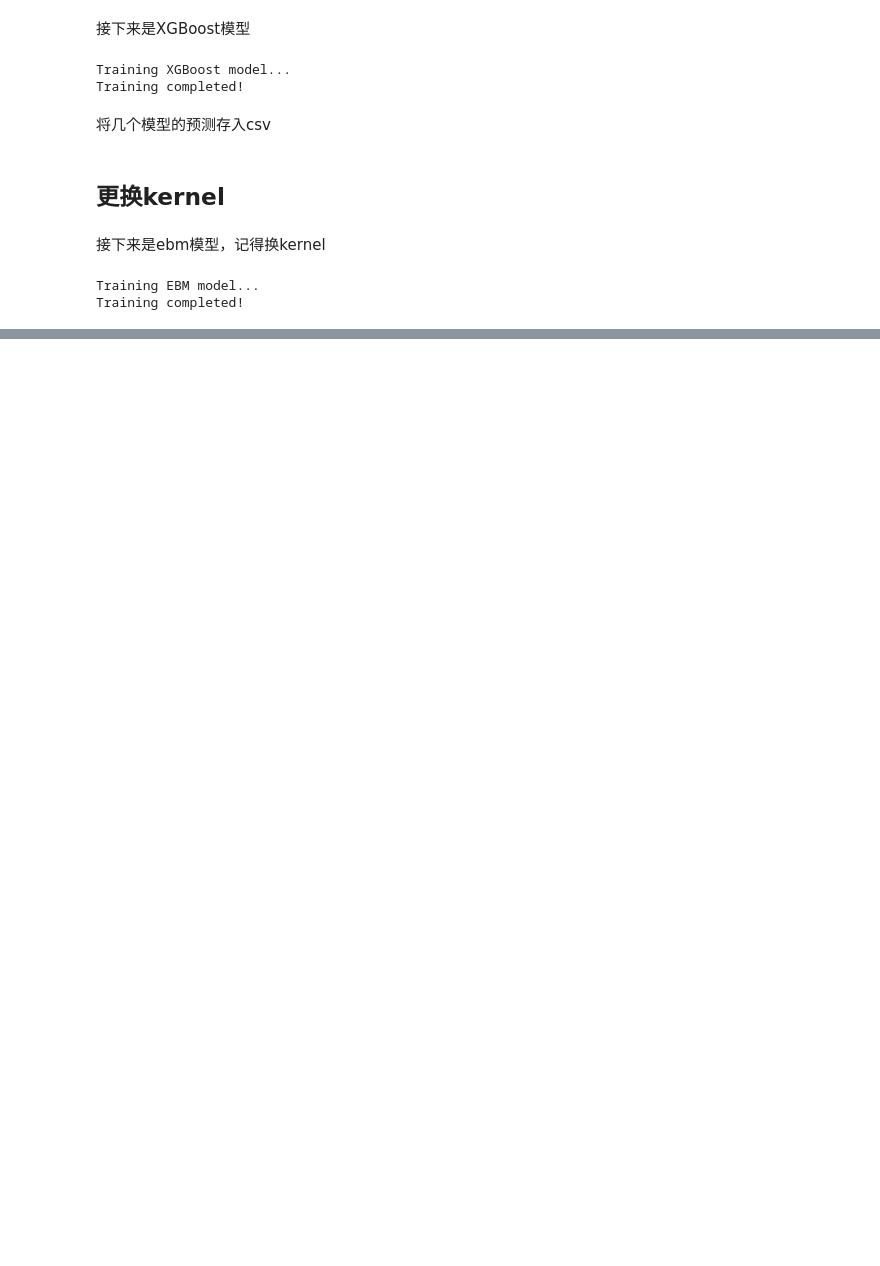
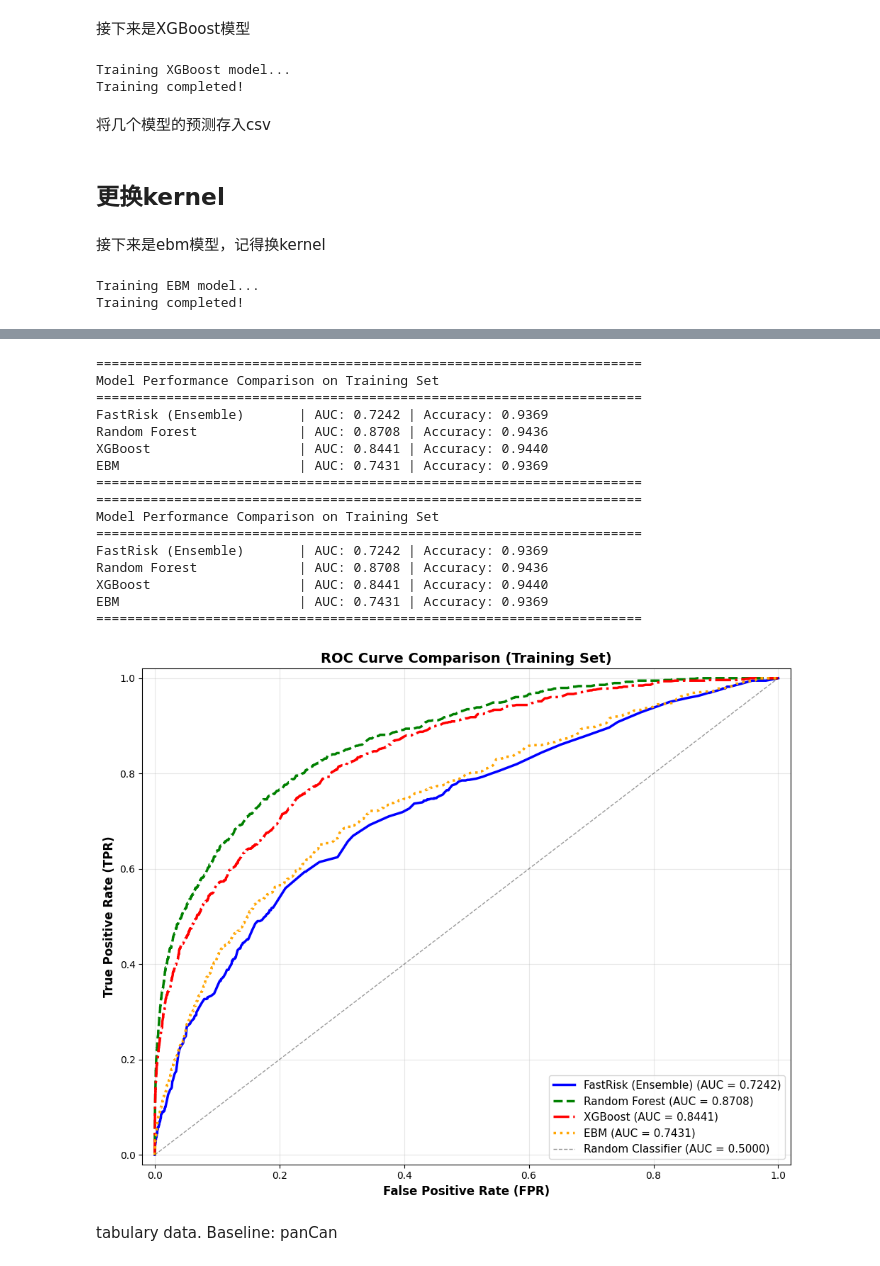
Before and after one commit to YiJin0716/my_fasterrisk, a Jupyter notebook: fasterrisk_updated.ipynb, the cells around one changed output, grey strips where cells are left out. Drawn from its saved outputs; the diff is of its cells as text; code cells hidden in the pictures; blank space fills up the shorter version.

```diff
--- a/fasterrisk_updated.ipynb
+++ b/fasterrisk_updated.ipynb
@@ -889,6 +657,11 @@ rf_probs = probs_data['rf_probs'].values
 xgb_probs = probs_data['xgb_probs'].values
 y_test_true = probs_data['true_label'].values
 
+avg_train_probs_fasterrisk = pd.read_csv(os.path.join(OUTDIR, 'model_predictions_train_probs.csv'))['avg_probs_fasterrisk'].values
+rf_train_probs = pd.read_csv(os.path.join(OUTDIR, 'model_predictions_train_probs.csv'))['rf_probs'].values
+xgb_train_probs = pd.read_csv(os.path.join(OUTDIR, 'model_predictions_train_probs.csv'))['xgb_probs'].values
+y_train_true = pd.read_csv(os.path.join(OUTDIR, 'model_predictions_train_probs.csv'))['true_label'].values
+
 X_train_STLMD_df = pd.read_csv(os.path.join(OUTDIR, 'X_train_STLMD_df.csv'))
 X_test_STLMD_df = pd.read_csv(os.path.join(OUTDIR, 'X_test_STLMD_df.csv'))
 y_train_STLMD_01 = pd.read_csv(os.path.join(OUTDIR, 'y_train_STLMD_01.csv')).values.ravel()
@@ -912,7 +685,8 @@ ebm_model.fit(X_train_STLMD_df, y_train_STLMD_01)
 print("Training completed!")
 
 # 预测测试集的概率
-ebm_probs = ebm_model.predict_proba(X_test_STLMD_df)[:, 1]  # 获取 P(y=1) 的概率
+ebm_probs = ebm_model.predict_proba(X_test_STLMD_df)[:, 1]
+ebm_train_probs = ebm_model.predict_proba(X_train_STLMD_df)[:, 1]
 # %% [output]
 Training EBM model...
 Training completed!
@@ -973,0 +759,59 @@ EBM                       | AUC: 0.7429 | Accuracy: 0.9312
+# %%
+fig, ax = plt.subplots(figsize=(10, 8))
+
+# 定义模型和对应的概率
+models_data = [
+    ("FastRisk (Ensemble)", avg_train_probs_fasterrisk, 'blue', '-', 2.5),
+    ("Random Forest", rf_train_probs, 'green', '--', 2.5),
+    ("XGBoost", xgb_train_probs, 'red', '-.', 2.5),
+    ("EBM", ebm_train_probs, 'orange', ':', 2.5),
+]
+
+print("=" * 70)
+print("Model Performance Comparison on Training Set")
+print("=" * 70)
+
+for model_name, probs, color, linestyle, linewidth in models_data:
+    fpr, tpr, _ = roc_curve(y_train_true, probs)
+    auc_val = auc(fpr, tpr)
+    ax.plot(fpr, tpr, color=color, linestyle=linestyle, linewidth=linewidth,
+            label=f'{model_name} (AUC = {auc_val:.4f})')
+    acc = accuracy_score(y_train_true, (probs >= 0.5).astype(int))
+    print(f"{model_name:25s} | AUC: {auc_val:.4f} | Accuracy: {acc:.4f}")
+
+print("=" * 70)
+
+ax.plot([0, 1], [0, 1], 'k--', linewidth=1, alpha=0.4, label='Random Classifier (AUC = 0.5000)')
+ax.set_xlabel('False Positive Rate (FPR)', fontsize=12, fontweight='bold')
+ax.set_ylabel('True Positive Rate (TPR)', fontsize=12, fontweight='bold')
+ax.set_title('ROC Curve Comparison (Training Set)', fontsize=14, fontweight='bold')
+ax.legend(loc='lower right', fontsize=11)
+ax.grid(True, alpha=0.3)
+ax.set_xlim([-0.02, 1.02])
+ax.set_ylim([-0.02, 1.02])
+
+plt.tight_layout()
+
+fig.savefig(os.path.join("image", "roc_comparison_trainset.png"), dpi=300)
+
+plt.show()
+# %% [output]
+======================================================================
+Model Performance Comparison on Training Set
+======================================================================
+FastRisk (Ensemble)       | AUC: 0.7242 | Accuracy: 0.9369
+Random Forest             | AUC: 0.8708 | Accuracy: 0.9436
+XGBoost                   | AUC: 0.8441 | Accuracy: 0.9440
+EBM                       | AUC: 0.7431 | Accuracy: 0.9369
+======================================================================
+======================================================================
+Model Performance Comparison on Training Set
+======================================================================
+FastRisk (Ensemble)       | AUC: 0.7242 | Accuracy: 0.9369
+Random Forest             | AUC: 0.8708 | Accuracy: 0.9436
+XGBoost                   | AUC: 0.8441 | Accuracy: 0.9440
+EBM                       | AUC: 0.7431 | Accuracy: 0.9369
+======================================================================
+[figure, added]
+# %% [markdown]
+tabulary data. Baseline: panCan
```
Also changed, not shown: parts of 22 cells of this notebook, 9 other files.
